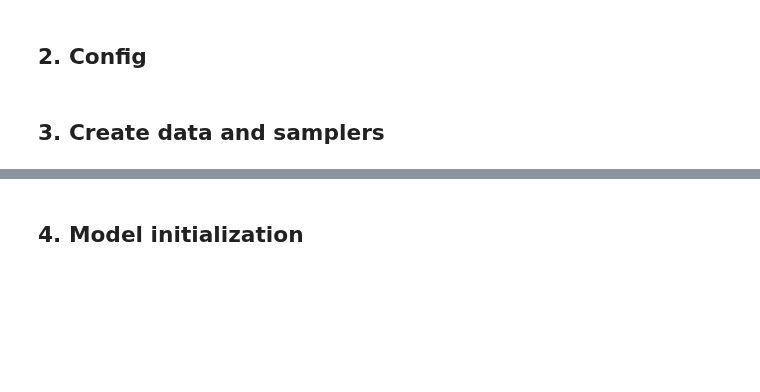
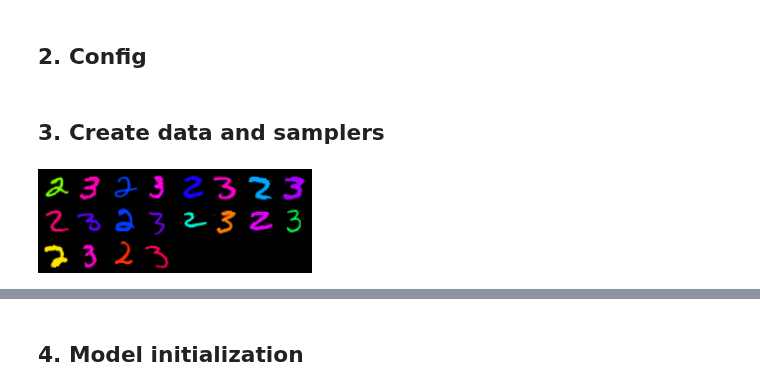
Before and after one commit to MuXauJl11110/EBiEOT, a Jupyter notebook: notebooks/EgEOT_colored_mnist.ipynb, the cells around one changed output, grey strips where cells are left out. Cells and saved outputs as stored; diff of their text form; code cells hidden in the pictures; blank space fills up the shorter version.

```diff
--- a/notebooks/EgEOT_colored_mnist.ipynb
+++ b/notebooks/EgEOT_colored_mnist.ipynb
@@ -108,0 +112,9 @@ import matplotlib.pyplot as plt
+# %%
+x = q_x[:10]
+y = q_y[:10]
+to_draw = torch.clamp(torch.cat([x.unsqueeze(1), y.unsqueeze(1)], 1).view(-1, *(3, 32, 32)), -1.0, 1.0)
+SB_torch_grid = tv.utils.make_grid(to_draw)
+# %%
+tv.transforms.functional.to_pil_image(SB_torch_grid)
+# %% [output]
+[figure, added]
```
Also changed, not shown: parts of 6 cells of this notebook, 5 other files.
